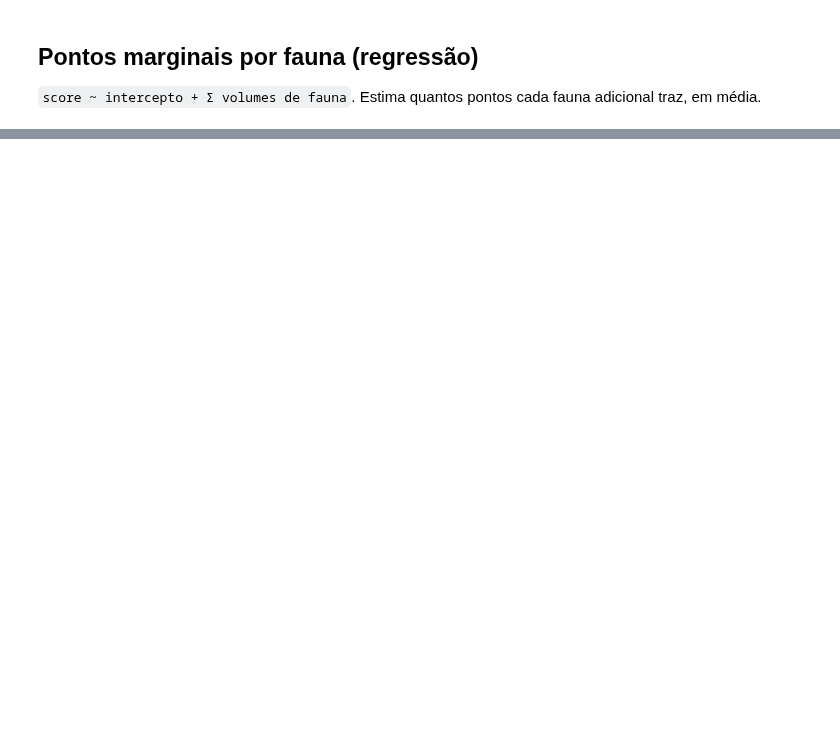
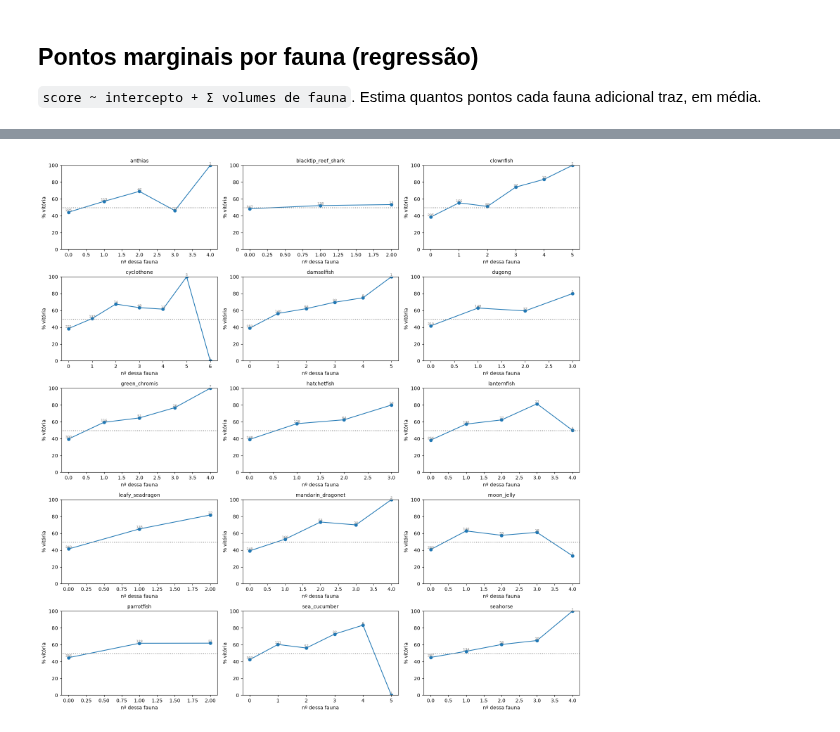
Before and after one commit to MauTBernardini/great-coral-reef, a Jupyter notebook: notebooks/analyze_fauna.ipynb, the cells around one changed output, grey strips where cells are left out. Cells and saved outputs as stored; diff of their text form; code cells hidden in the pictures; blank space fills up the shorter version.

```diff
--- a/notebooks/analyze_fauna.ipynb
+++ b/notebooks/analyze_fauna.ipynb
@@ -125,0 +168,30 @@ reg.to_frame('pontos_por_fauna')
+# %%
+# Long por jogador com 'venceu' + contagem de cada fauna.
+plong = pd.concat([
+    pd.DataFrame(dict(
+        {'won': (res['winner'] == pid).astype(int)},
+        **{f'fauna_{ft}': res[f'p{pid}_fauna_{ft}'] for ft in fauna_types},
+    ))
+    for pid in (1, 2)
+], ignore_index=True)
+
+base_wr = plong['won'].mean() * 100
+n = len(fauna_types)
+ncol = 3
+nrow = (n + ncol - 1) // ncol
+fig, axes = plt.subplots(nrow, ncol, figsize=(5.2 * ncol, 3.2 * nrow), squeeze=False)
+for idx, ft in enumerate(fauna_types):
+    ax = axes[idx // ncol][idx % ncol]
+    col = f'fauna_{ft}'
+    grp = plong.groupby(col)['won'].agg(['mean', 'size'])
+    ax.plot(grp.index, grp['mean'] * 100, marker='o', color='tab:blue')
+    for x, (m, sz) in zip(grp.index, grp.values):
+        ax.annotate(int(sz), (x, m * 100), fontsize=7, ha='center', va='bottom', color='gray')
+    ax.axhline(base_wr, ls=':', color='gray')
+    ax.set_title(ft, fontsize=10); ax.set_xlabel('nº dessa fauna'); ax.set_ylabel('% vitória')
+    ax.set_ylim(0, 100)
+for j in range(n, nrow * ncol):
+    axes[j // ncol][j % ncol].axis('off')
+plt.tight_layout(); plt.show()
+# %% [output]
+[figure, added]
```
Also changed, not shown: parts of 11 cells of this notebook, 19 other files.
